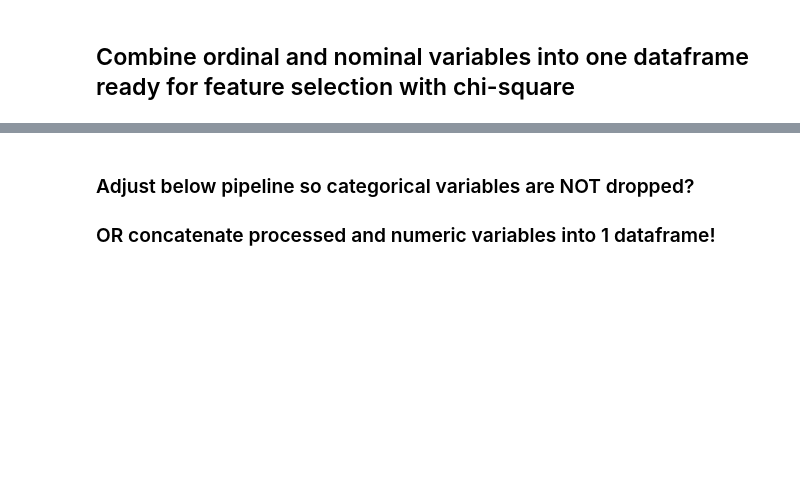
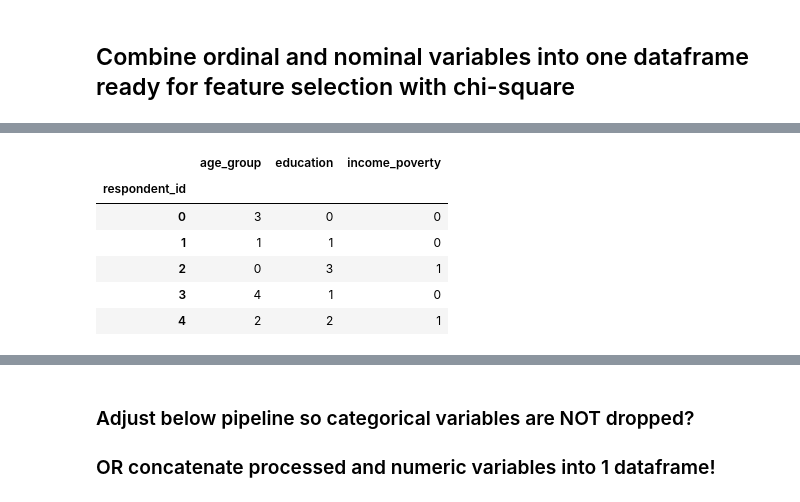
Before and after one commit to natcoutts/flu-shot-learning-tutorial, a Jupyter notebook: notebooks/0.0-flu-shot-learning-tutorial-wLogLasso-CatVarsONLY.ipynb, the cells around one changed output, grey strips where cells are left out. Saved outputs shown, nothing was run; the diff lists cells and outputs as text; code cells hidden in the pictures; blank space fills up the shorter version.

```diff
--- a/notebooks/0.0-flu-shot-learning-tutorial-wLogLasso-CatVarsONLY.ipynb
+++ b/notebooks/0.0-flu-shot-learning-tutorial-wLogLasso-CatVarsONLY.ipynb
@@ -1089,3 +1148,13 @@ memory usage: 8.5 MB
+# %%
+ord_var.head()
+# %% [output]
+|  | age_group | education | income_poverty |
+| respondent_id |  |  |  |
+| 0 | 3 | 0 | 0 |
+| 1 | 1 | 1 | 0 |
+| 2 | 0 | 3 | 1 |
+| 3 | 4 | 1 | 0 |
+| 4 | 2 | 2 | 1 |
 # %%
 processed_catVars.head()
 # %% [output]
```
Also changed, not shown: parts of 59 cells of this notebook.
